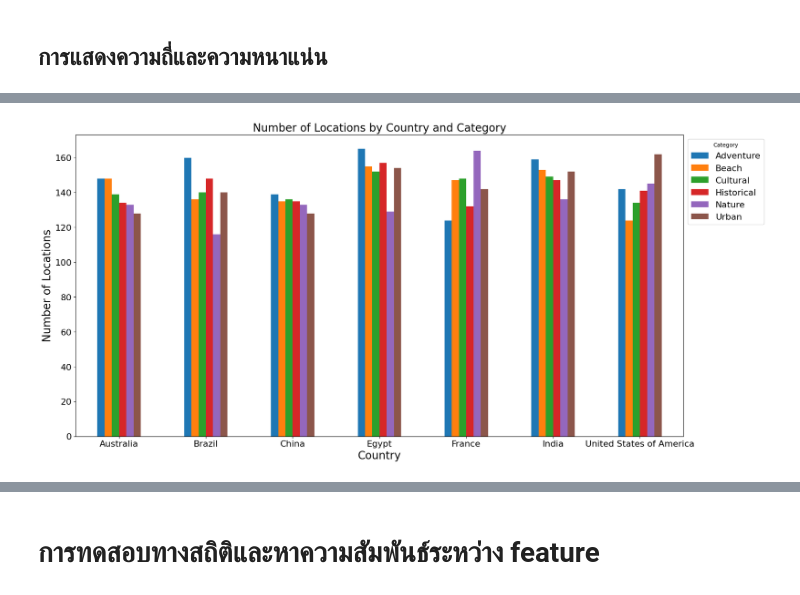
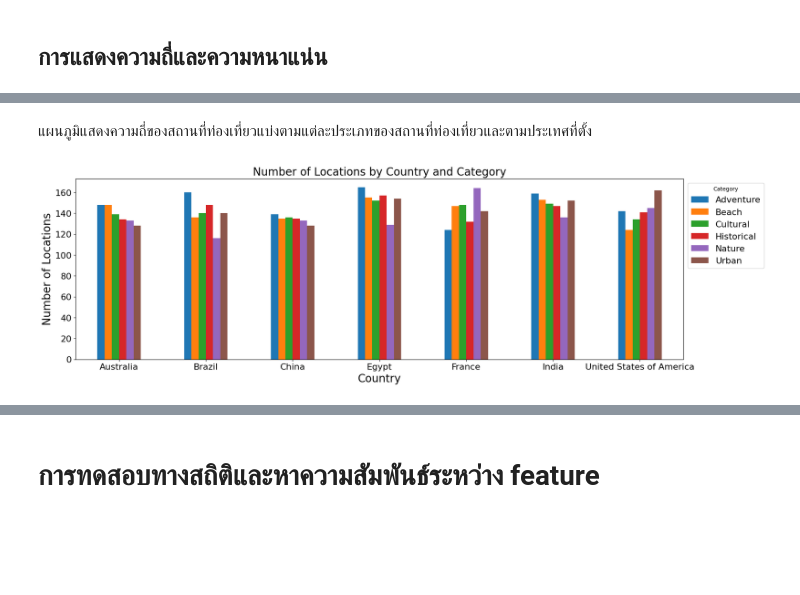
Before and after one commit to Mirai-Kuma/DSProject, a Jupyter notebook: Tourism_REAL.ipynb, the cells around one changed output, grey strips where cells are left out. Cells and saved outputs as stored; diff of their text form; code cells hidden in the pictures; blank space fills up the shorter version.

```diff
--- a/Tourism_REAL.ipynb
+++ b/Tourism_REAL.ipynb
@@ -113,0 +134,12 @@ tour
+# %%
+print('Skewness:', tour['Revenue_per_Visitor'].skew())
+
+Q1 = tour['Revenue_per_Visitor'].quantile(0.25)
+Q3 = tour['Revenue_per_Visitor'].quantile(0.75)
+IQR = Q3 - Q1
+
+lower_bound = Q1 - 1.5 * IQR
+upper_bound = Q3 + 1.5 * IQR
+
+tour['Revenue_per_Visitor_without_outlier'] = tour['Revenue_per_Visitor'].apply(lambda x: x if (x > lower_bound and x < upper_bound) else tour['Revenue_per_Visitor'].median())
+tour
@@ -240,29 +297,0 @@ plt.show()
-# %%
-Q1 = tour['Revenue_per_Visitor'].quantile(0.25)
-Q3 = tour['Revenue_per_Visitor'].quantile(0.75)
-IQR = Q3 - Q1
-
-lower_bound = Q1 - 1.5 * IQR
-upper_bound = Q3 + 1.5 * IQR
-
-tour['Revenue_per_Visitor_without_outlier'] = tour['Revenue_per_Visitor'].apply(lambda x: x if (x > lower_bound and x < upper_bound) else tour['Revenue_per_Visitor'].mean())
-
-fig, ax = plt.subplots(nrows=2, ncols=4, figsize=(15, 6))
-tour['Visitors'].plot(ax=ax[0, 0], kind='density')
-tour['Revenue'].plot(ax=ax[0, 1], kind='density')
-tour['Rating'].plot(ax=ax[0, 2], kind='density')
-tour['Revenue_per_Visitor_without_outlier'].plot(ax=ax[0, 3], kind='density')
-tour['Visitors'].plot(ax=ax[1, 0], kind='box')
-tour['Revenue'].plot(ax=ax[1, 1], kind='box')
-tour['Rating'].plot(ax=ax[1, 2], kind='box')
-tour['Revenue_per_Visitor_without_outlier'].plot(ax=ax[1, 3], kind='box')
-ax[0, 0].set_title('Density Plot of Visitors')
-ax[0, 1].set_title('Density Plot of Revenue')
-ax[0, 2].set_title('Density Plot of Rating')
-ax[0, 3].set_title('Density Plot of Revenue per Visitor')
-ax[1, 0].set_title('Box Plot of Visitors')
-ax[1, 1].set_title('Box Plot of Revenue')
-ax[1, 2].set_title('Box Plot of Rating')
-ax[1, 3].set_title('Box Plot of Revenue per Visitor')
-plt.tight_layout()
-plt.show()
@@ -271,11 +298,13 @@ plt.show()
+# %% [markdown]
+แผนภูมิแสดงความถี่ของสถานที่ท่องเที่ยวแบ่งตามแต่ละประเภทของสถานที่ท่องเที่ยวและตามประเทศที่ตั้ง
 # %%
-tour.groupby(['Country', 'Category'])['Location'].count().unstack().plot(kind='bar', figsize=(20, 10))
+tour.groupby(['Country', 'Category'])['Location'].count().unstack().plot(kind='bar', figsize=(20, 6))
 plt.xlabel('Country', fontsize=20)
 plt.ylabel('Number of Locations', fontsize=20)
 plt.title('Number of Locations by Country and Category', fontsize=20)
 plt.legend(title='Category', loc='upper left',bbox_to_anchor=(1 , 1) , fontsize=16)
 plt.xticks(rotation=0, fontsize=16)
 plt.yticks(fontsize=16)
 plt.show()
 # %% [output]
-[figure, old version]
+[figure, new version]
```
Also changed, not shown: parts of 26 cells of this notebook.
